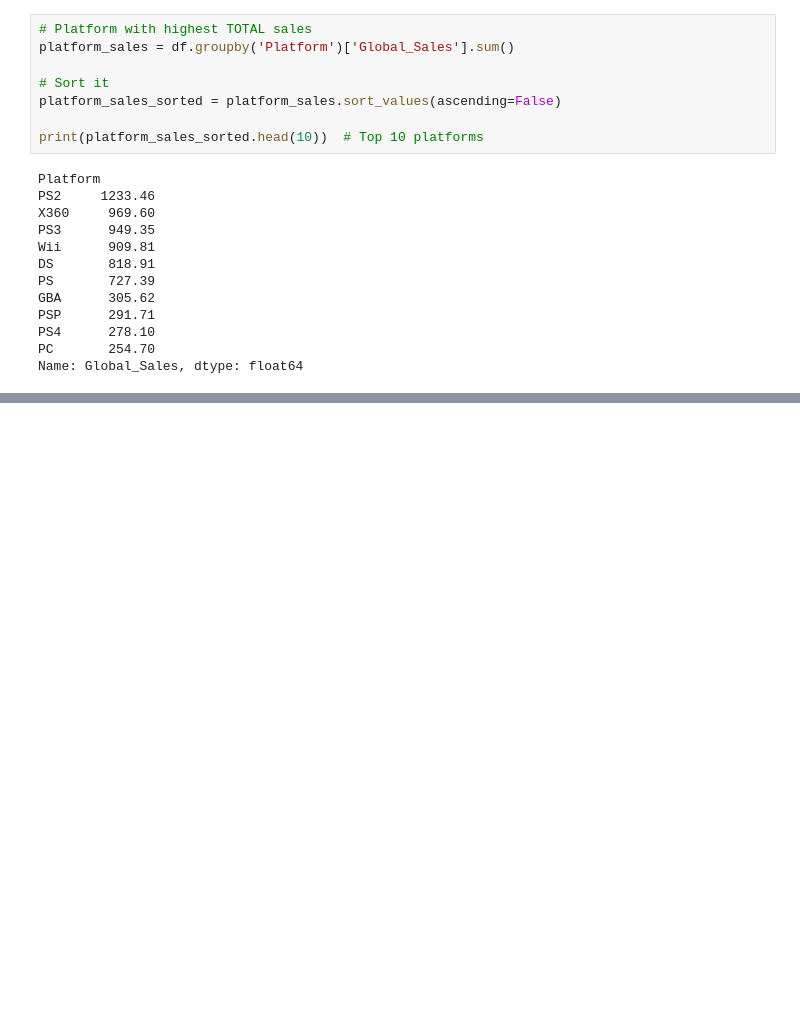
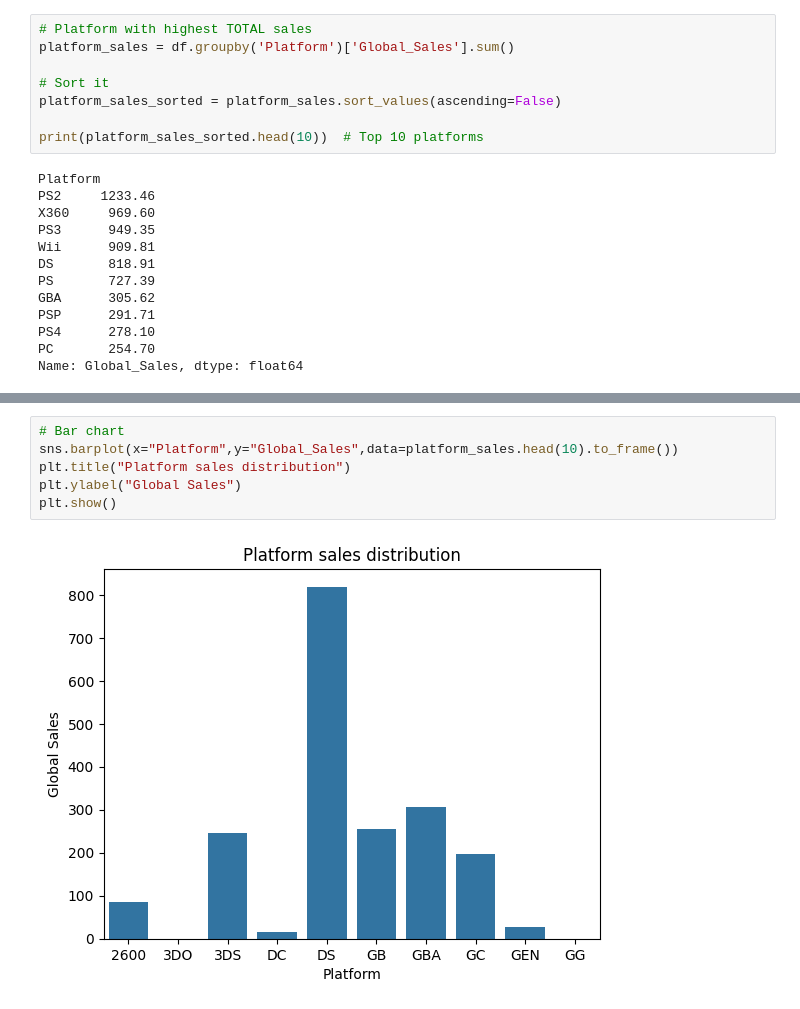
Before and after one commit to ianMuchesia/DA2, a Jupyter notebook: main.ipynb, the cells around one changed output, grey strips where cells are left out. Saved outputs shown, nothing was run; the diff lists cells and outputs as text; blank space fills up the shorter version.

Commit message:
edit: new barplot

```diff
--- a/main.ipynb
+++ b/main.ipynb
@@ -164,3 +164,11 @@ df.head()
 | 2 | 3 | Mario Kart Wii | Wii | 2008.0 | Racing | Nintendo | 15.85 | 12.88 | 3.79 | 3.31 | ... |
 | 3 | 4 | Wii Sports Resort | Wii | 2009.0 | Sports | Nintendo | 15.75 | 11.01 | 3.28 | 2.96 | ... |
 | 4 | 5 | Pokemon Red/Pokemon Blue | GB | 1996.0 | Role-Playing | Nintendo | 11.27 | 8.89 | 10.22 | 1.00 | ... |
+# %%
+# Bar chart
+sns.barplot(x="Platform",y="Global_Sales",data=platform_sales.head(10).to_frame())
+plt.title("Platform sales distribution")
+plt.ylabel("Global Sales")
+plt.show()
+# %% [output]
+[figure, added]
```
